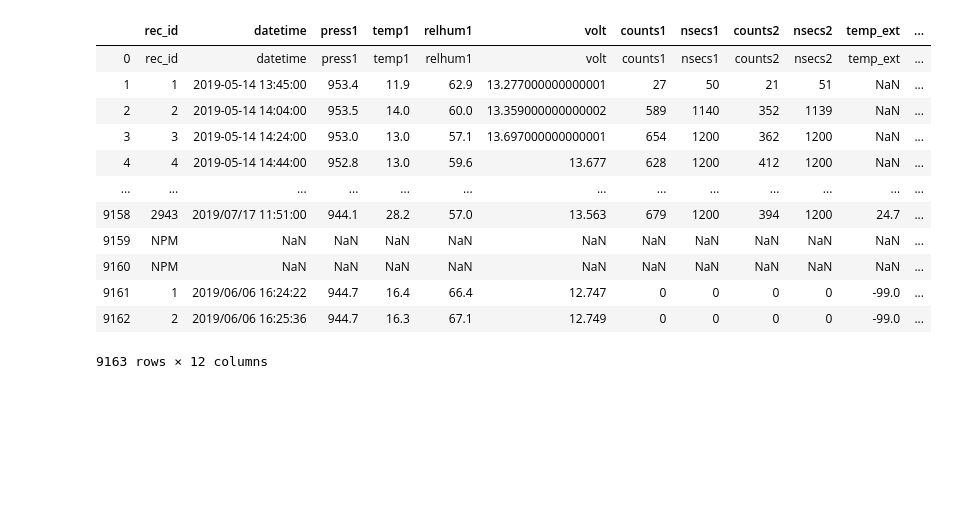
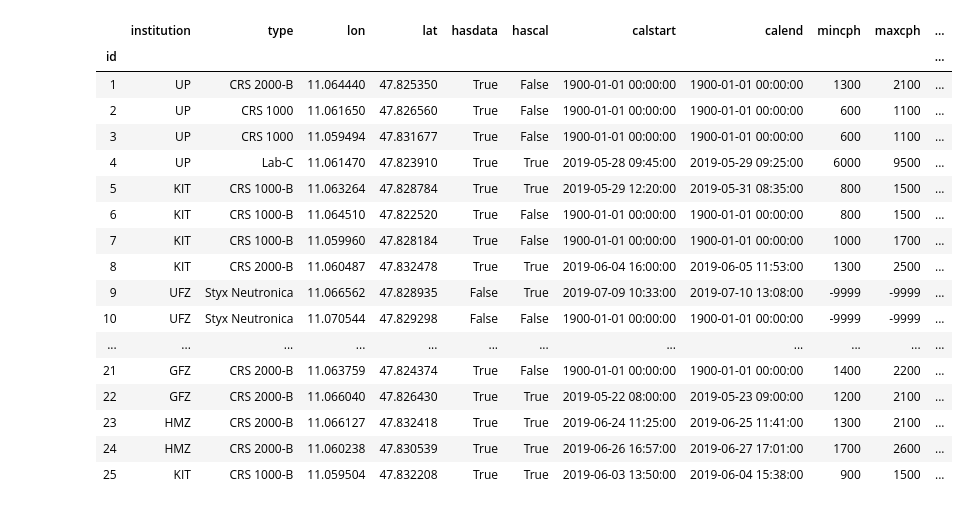
Before and after one commit to heistermann/cosmicsense, a Jupyter notebook: docs/source/notebooks/merge_data_jfc1.ipynb, the cells around one changed output. Saved outputs shown, nothing was run; the diff lists cells and outputs as text; code cells hidden in the pictures; blank space fills up the shorter version.

```diff
--- a/docs/source/notebooks/merge_data_jfc1.ipynb
+++ b/docs/source/notebooks/merge_data_jfc1.ipynb
@@ -294,16 +323,27 @@ ValueError: ('Unknown string format:', 'datetime')
-# %%
-df
-# %% [output]
-|  | rec_id | datetime | press1 | temp1 | relhum1 | volt | counts1 | nsecs1 | counts2 | nsecs2 | temp_ext | ... |
-| 0 | rec_id | datetime | press1 | temp1 | relhum1 | volt | counts1 | nsecs1 | counts2 | nsecs2 | temp_ext | ... |
-| 1 | 1 | 2019-05-14 13:45:00 | 953.4 | 11.9 | 62.9 | 13.277000000000001 | 27 | 50 | 21 | 51 | NaN | ... |
-| 2 | 2 | 2019-05-14 14:04:00 | 953.5 | 14.0 | 60.0 | 13.359000000000002 | 589 | 1140 | 352 | 1139 | NaN | ... |
-| 3 | 3 | 2019-05-14 14:24:00 | 953.0 | 13.0 | 57.1 | 13.697000000000001 | 654 | 1200 | 362 | 1200 | NaN | ... |
-| 4 | 4 | 2019-05-14 14:44:00 | 952.8 | 13.0 | 59.6 | 13.677 | 628 | 1200 | 412 | 1200 | NaN | ... |
-| ... | ... | ... | ... | ... | ... | ... | ... | ... | ... | ... | ... | ... |
-| 9158 | 2943 | 2019/07/17 11:51:00 | 944.1 | 28.2 | 57.0 | 13.563 | 679 | 1200 | 394 | 1200 | 24.7 | ... |
-| 9159 | NPM | NaN | NaN | NaN | NaN | NaN | NaN | NaN | NaN | NaN | NaN | ... |
-| 9160 | NPM | NaN | NaN | NaN | NaN | NaN | NaN | NaN | NaN | NaN | NaN | ... |
-| 9161 | 1 | 2019/06/06 16:24:22 | 944.7 | 16.4 | 66.4 | 12.747 | 0 | 0 | 0 | 0 | -99.0 | ... |
-| 9162 | 2 | 2019/06/06 16:25:36 | 944.7 | 16.3 | 67.1 | 12.749 | 0 | 0 | 0 | 0 | -99.0 | ... |
-9163 rows × 12 columns
+# %%
+attrs = pd.read_csv("jfc1table.csv", sep=",")
+attrs = attrs.set_index("id")
+attrs["id"] = attrs.index
+attrs.calstart = pd.to_datetime(attrs.calstart)
+attrs.calend = pd.to_datetime(attrs.calend)
+#attrs.loc[[9,10,11,12,13],"hasdata"] = True
+attrs
+# %% [output]
+|  | institution | type | lon | lat | hasdata | hascal | calstart | calend | mincph | maxcph | ... |
+| id |  |  |  |  |  |  |  |  |  |  | ... |
+| 1 | UP | CRS 2000-B | 11.064440 | 47.825350 | True | False | 1900-01-01 00:00:00 | 1900-01-01 00:00:00 | 1300 | 2100 | ... |
+| 2 | UP | CRS 1000 | 11.061650 | 47.826560 | True | False | 1900-01-01 00:00:00 | 1900-01-01 00:00:00 | 600 | 1100 | ... |
+| 3 | UP | CRS 1000 | 11.059494 | 47.831677 | True | False | 1900-01-01 00:00:00 | 1900-01-01 00:00:00 | 600 | 1100 | ... |
+| 4 | UP | Lab-C | 11.061470 | 47.823910 | True | True | 2019-05-28 09:45:00 | 2019-05-29 09:25:00 | 6000 | 9500 | ... |
+| 5 | KIT | CRS 1000-B | 11.063264 | 47.828784 | True | True | 2019-05-29 12:20:00 | 2019-05-31 08:35:00 | 800 | 1500 | ... |
+| 6 | KIT | CRS 1000-B | 11.064510 | 47.822520 | True | False | 1900-01-01 00:00:00 | 1900-01-01 00:00:00 | 800 | 1500 | ... |
+| 7 | KIT | CRS 1000-B | 11.059960 | 47.828184 | True | False | 1900-01-01 00:00:00 | 1900-01-01 00:00:00 | 1000 | 1700 | ... |
+| 8 | KIT | CRS 2000-B | 11.060487 | 47.832478 | True | True | 2019-06-04 16:00:00 | 2019-06-05 11:53:00 | 1300 | 2500 | ... |
+| 9 | UFZ | Styx Neutronica | 11.066562 | 47.828935 | False | True | 2019-07-09 10:33:00 | 2019-07-10 13:08:00 | -9999 | -9999 | ... |
+| 10 | UFZ | Styx Neutronica | 11.070544 | 47.829298 | False | False | 1900-01-01 00:00:00 | 1900-01-01 00:00:00 | -9999 | -9999 | ... |
+| ... | ... | ... | ... | ... | ... | ... | ... | ... | ... | ... | ... |
+| 21 | GFZ | CRS 2000-B | 11.063759 | 47.824374 | True | False | 1900-01-01 00:00:00 | 1900-01-01 00:00:00 | 1400 | 2200 | ... |
+| 22 | GFZ | CRS 2000-B | 11.066040 | 47.826430 | True | True | 2019-05-22 08:00:00 | 2019-05-23 09:00:00 | 1200 | 2100 | ... |
+| 23 | HMZ | CRS 2000-B | 11.066127 | 47.832418 | True | True | 2019-06-24 11:25:00 | 2019-06-25 11:41:00 | 1300 | 2100 | ... |
+| 24 | HMZ | CRS 2000-B | 11.060238 | 47.830539 | True | True | 2019-06-26 16:57:00 | 2019-06-27 17:01:00 | 1700 | 2600 | ... |
+| 25 | KIT | CRS 1000-B | 11.059504 | 47.832208 | True | True | 2019-06-03 13:50:00 | 2019-06-04 15:38:00 | 900 | 1500 | ... |
```
Also changed, not shown: parts of 22 cells of this notebook, 21 other files.
